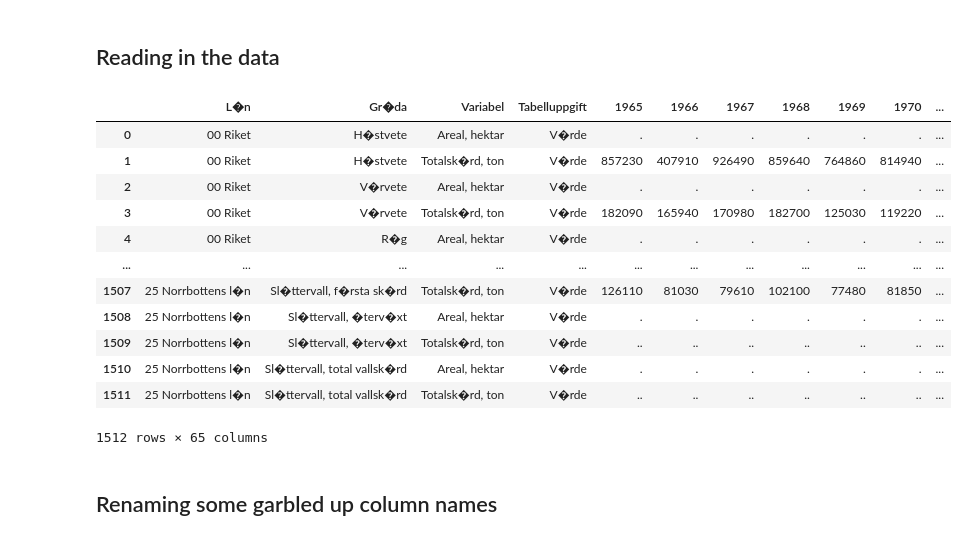
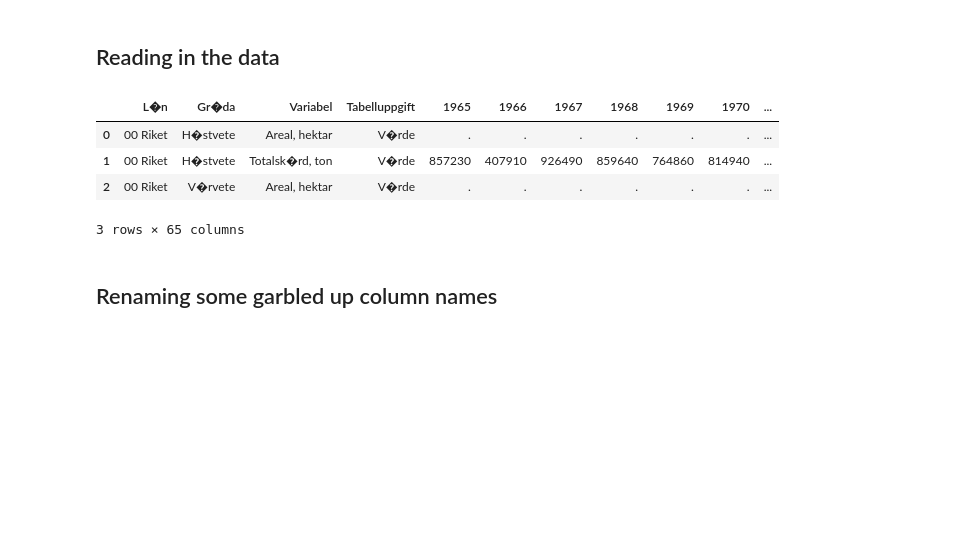
Before and after one commit to karlrydberg-stack/crop_analytics_de25, a Jupyter notebook: explorations/eda.ipynb, the cells around one changed output. Cells and saved outputs as stored; diff of their text form; code cells hidden in the pictures; blank space fills up the shorter version.

```diff
--- a/explorations/eda.ipynb
+++ b/explorations/eda.ipynb
@@ -3,25 +3,17 @@
 # %%
 import pandas as pd
 from pathlib import Path
 
 file = Path("../data/crop_data_1965_2025.csv")
 df = pd.read_csv(file, encoding='utf-8', sep=',')
 
-df
+df.head(3)
 # %% [output]
 |  | L�n | Gr�da | Variabel | Tabelluppgift | 1965 | 1966 | 1967 | 1968 | 1969 | 1970 | ... |
 | 0 | 00 Riket | H�stvete | Areal, hektar | V�rde | . | . | . | . | . | . | ... |
 | 1 | 00 Riket | H�stvete | Totalsk�rd, ton | V�rde | 857230 | 407910 | 926490 | 859640 | 764860 | 814940 | ... |
 | 2 | 00 Riket | V�rvete | Areal, hektar | V�rde | . | . | . | . | . | . | ... |
-| 3 | 00 Riket | V�rvete | Totalsk�rd, ton | V�rde | 182090 | 165940 | 170980 | 182700 | 125030 | 119220 | ... |
-| 4 | 00 Riket | R�g | Areal, hektar | V�rde | . | . | . | . | . | . | ... |
-| ... | ... | ... | ... | ... | ... | ... | ... | ... | ... | ... | ... |
-| 1507 | 25 Norrbottens l�n | Sl�ttervall, f�rsta sk�rd | Totalsk�rd, ton | V�rde | 126110 | 81030 | 79610 | 102100 | 77480 | 81850 | ... |
-| 1508 | 25 Norrbottens l�n | Sl�ttervall, �terv�xt | Areal, hektar | V�rde | . | . | . | . | . | . | ... |
-| 1509 | 25 Norrbottens l�n | Sl�ttervall, �terv�xt | Totalsk�rd, ton | V�rde | .. | .. | .. | .. | .. | .. | ... |
-| 1510 | 25 Norrbottens l�n | Sl�ttervall, total vallsk�rd | Areal, hektar | V�rde | . | . | . | . | . | . | ... |
-| 1511 | 25 Norrbottens l�n | Sl�ttervall, total vallsk�rd | Totalsk�rd, ton | V�rde | .. | .. | .. | .. | .. | .. | ... |
-1512 rows × 65 columns
+3 rows × 65 columns
 # %% [markdown]
 ## Renaming some garbled up column names
 # %%
```
Also changed, not shown: parts of 3 cells of this notebook, 38 other files.
